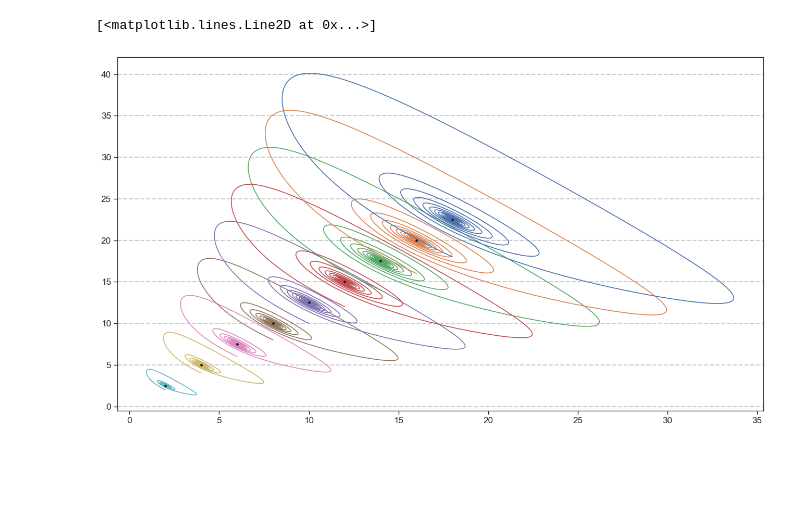
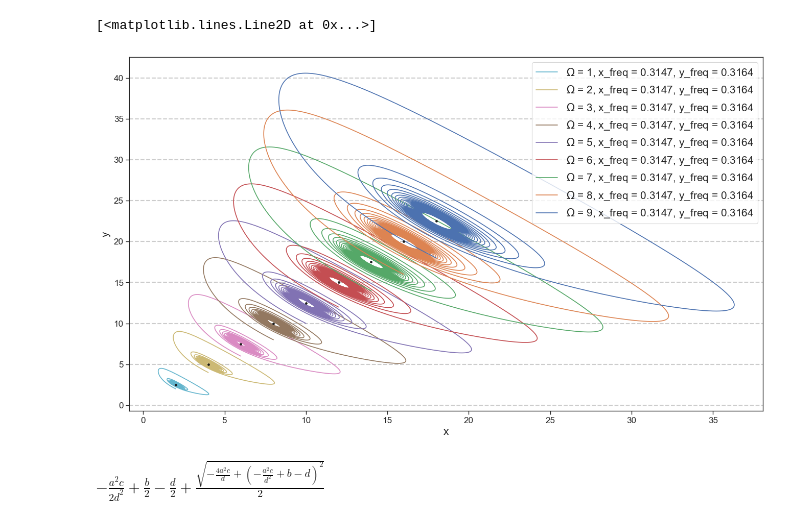
Before and after one commit to nielsdavidsen/PUK_2024, a Jupyter notebook: puk_start.ipynb, the cells around one changed output. Saved outputs shown, nothing was run; the diff lists cells and outputs as text; code cells hidden in the pictures; blank space fills up the shorter version.

```diff
--- a/puk_start.ipynb
+++ b/puk_start.ipynb
@@ -88,0 +89,23 @@ ax.plot(x_list, y_list, t_list)
+# %%
+# Finding peaks and mean freq of x(t) and y(t)
+
+def freq_find(list1, list2):
+    coord_peaks = []
+    t_peaks = []
+    for i in range(1, len(list1)-1):
+        if list1[i] > list1[i-1] and list1[i] > list1[i+1]:
+            coord_peaks.append(list1[i])
+            t_peaks.append(list2[i])
+
+    freq = []
+    for j in range(len(t_peaks)-1):
+        freq.append(1/(t_peaks[j+1] - t_peaks[j]))
+
+    freq_mean = np.mean(freq)
+
+    return freq_mean
+
+# find the frequency of the peaks
+
+x_mean_freq = freq_find(x_list, t_list)
+y_mean_freq = freq_find(y_list, t_list)
@@ -100,18 +147,26 @@ plt.legend(fontsize=20)
 # %%
 omega = np.arange(1, 10, 1)
 var_change = np.array([2, 2])
 x_mark_list = []
 y_mark_list = []
-
+x_freq_list = []
+y_freq_list = []
+dt_new = 0.001
+t_max_new = 100
 
 plt.figure(figsize=(16,9), dpi=100)
 for i in omega:
-    x_list, y_list, t_list = euler(var_change, i, dt, t_max)
+    x_list_sim, y_list_sim, t_list_sim = euler(var_change, i, dt_new, t_max_new)
     x_mark_list.append(x_mark(i, a, d))
     y_mark_list.append(y_mark(i, a, b, c, d))
-    plt.plot(x_list, y_list, label=f'omega = {i}')
+    x_freq = freq_find(x_list_sim, t_list_sim)
+    y_freq = freq_find(y_list_sim, t_list_sim)
+    plt.plot(x_list_sim, y_list_sim, label=f'$\Omega$ = {i}, x_freq = {x_freq:.4f}, y_freq = {y_freq:.4f}')
+    plt.xlabel('x', fontsize=15)
+    plt.ylabel('y', fontsize=15)
+    plt.legend(fontsize=15)
 
 plt.plot(x_mark_list, y_mark_list, 'k.', label='Stable fixed point')
 # %% [output]
 [<matplotlib.lines.Line2D at 0x...>]
-[figure, old version]
+[figure, new version]
@@ -117,0 +175,23 @@ plt.plot(x_mark_list, y_mark_list, 'k.', label='Stable fixed point')
+# %%
+a, b, c, d, omega, x, y = sp.symbols('a b c d omega, x, y')
+
+eq1 = a*omega - (b + d) * x + c/(omega**2) * x**2 * y
+eq2 = b*x - c/(omega**2) * x**2 * y
+
+variables = sp.Matrix([x, y])
+equations = sp.Matrix([eq1, eq2])
+jacobian = equations.jacobian(variables)
+
+
+# substitute the fixed point values x = x*, y = y*
+jacobian_fixed = jacobian.subs({x:a*omega/d, y:omega*b*d/(c*a)})
+
+trace_jac = jacobian_fixed.trace()
+det_jac = jacobian_fixed.det()
+
+eig1 = (trace_jac + sp.sqrt(trace_jac**2 - 4*det_jac))/2
+eig2 = (trace_jac - sp.sqrt(trace_jac**2 - 4*det_jac))/2
+
+display(eig1)
+# %% [output]
+$\displaystyle - \frac{a^{2} c}{2 d^{2}} + \frac{b}{2} - \frac{d}{2} + \frac{\sqrt{- \frac{4 a^{2} c}{d} + \left(- \frac{a^{2} c}{d^{2}} + b - d\right)^{2}}}{2}$
```
Also changed, not shown: parts of 5 cells of this notebook.
